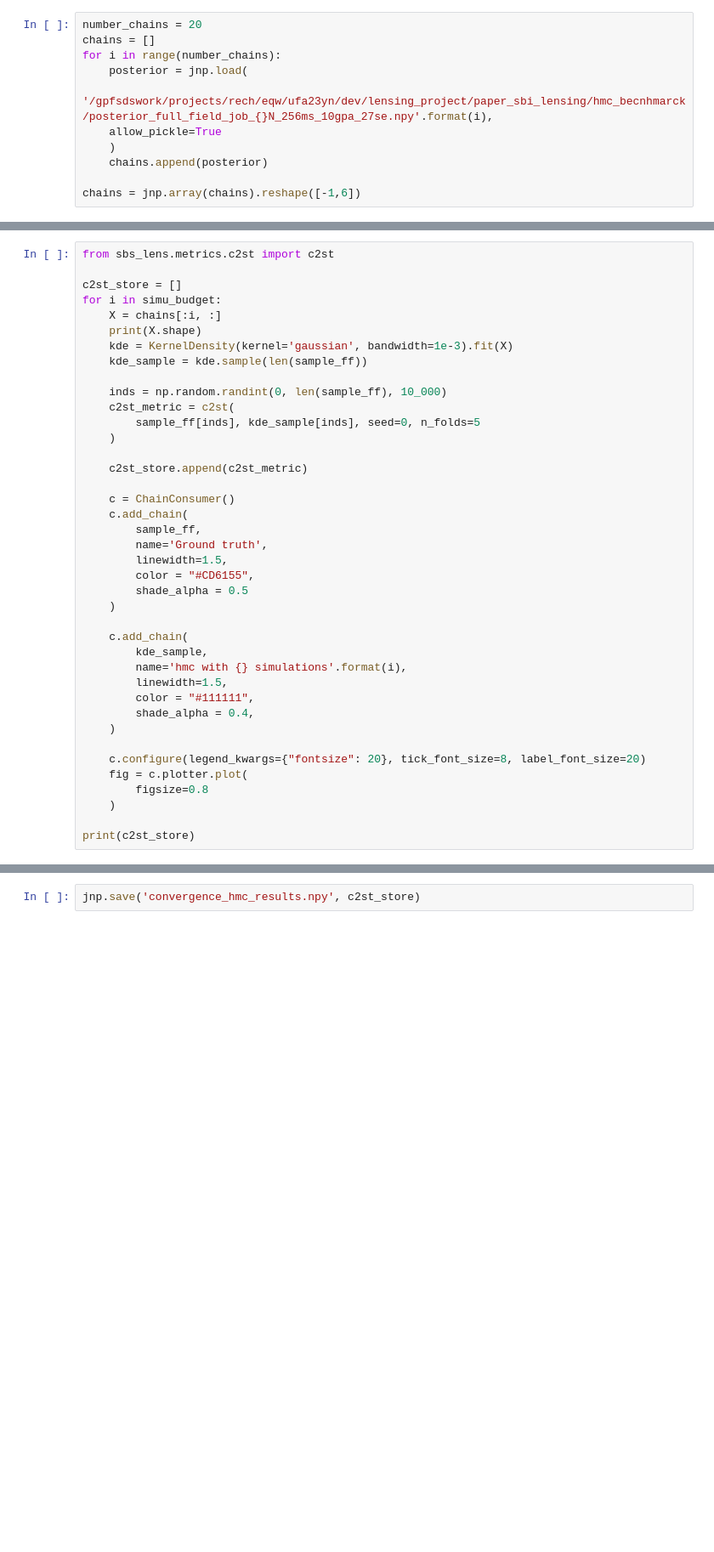
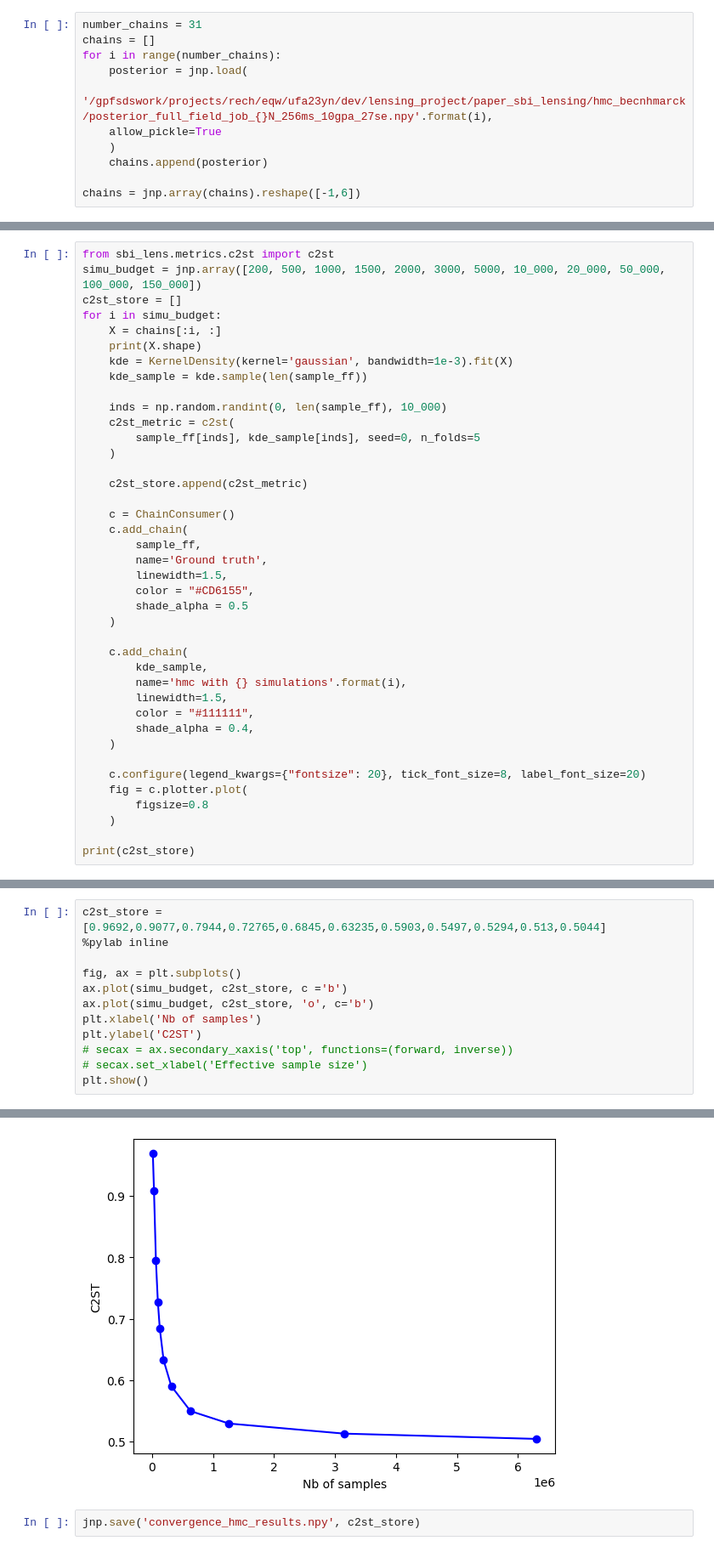
Before and after one commit to LSSTDESC/sbi_bm_lens, a Jupyter notebook: notebooks/hmc_convergence_kde.ipynb, the cells around one changed output, grey strips where cells are left out. Shown at 85% size. Cells and saved outputs as stored; diff of their text form; blank space fills up the shorter version.

```diff
--- a/notebooks/hmc_convergence_kde.ipynb
+++ b/notebooks/hmc_convergence_kde.ipynb
@@ -13,5 +17,5 @@ simu_budget = [200, 500, 1000, 1500, 2000, 3000, 5000, 10_000, 20_000, 50_000, 1
 # %%
-number_chains = 20
+number_chains = 31
 chains = []
 for i in range(number_chains):
     posterior = jnp.load(
@@ -54,6 +156,6 @@ fig = c.plotter.plot(
 # %%
-from sbs_lens.metrics.c2st import c2st
-
+from sbi_lens.metrics.c2st import c2st
+simu_budget = jnp.array([200, 500, 1000, 1500, 2000, 3000, 5000, 10_000, 20_000, 50_000, 100_000, 150_000])
 c2st_store = []
 for i in simu_budget:
     X = chains[:i, :]
@@ -130,0 +216,13 @@ ess_store = jnp.round(jnp.min(jnp.array(ess_store), axis = 1))
+# %%
+c2st_store = [0.9692,0.9077,0.7944,0.72765,0.6845,0.63235,0.5903,0.5497,0.5294,0.513,0.5044]
+%pylab inline
+
+fig, ax = plt.subplots()
+ax.plot(simu_budget, c2st_store, c ='b')
+ax.plot(simu_budget, c2st_store, 'o', c='b')
+plt.xlabel('Nb of samples')
+plt.ylabel('C2ST')
+# secax = ax.secondary_xaxis('top', functions=(forward, inverse))
+# secax.set_xlabel('Effective sample size')
+plt.show()
+# %% [output]
@@ -131,3 +231,4 @@ ess_store = jnp.round(jnp.min(jnp.array(ess_store), axis = 1))
+[figure, added]
 # %%
 jnp.save('convergence_hmc_results.npy', c2st_store)
 # %%
```
Also changed, not shown: parts of 11 cells of this notebook, 5 other files.
